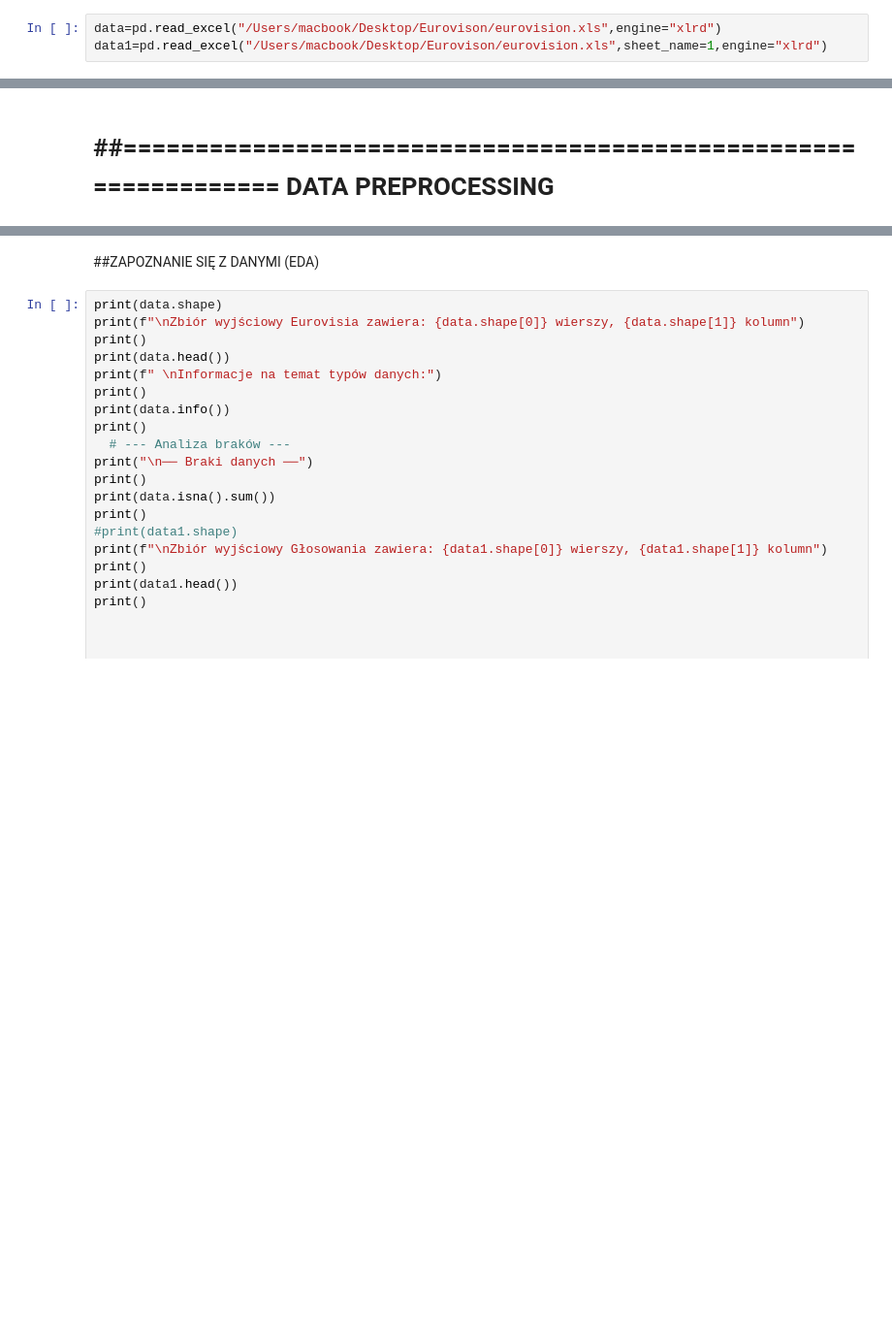
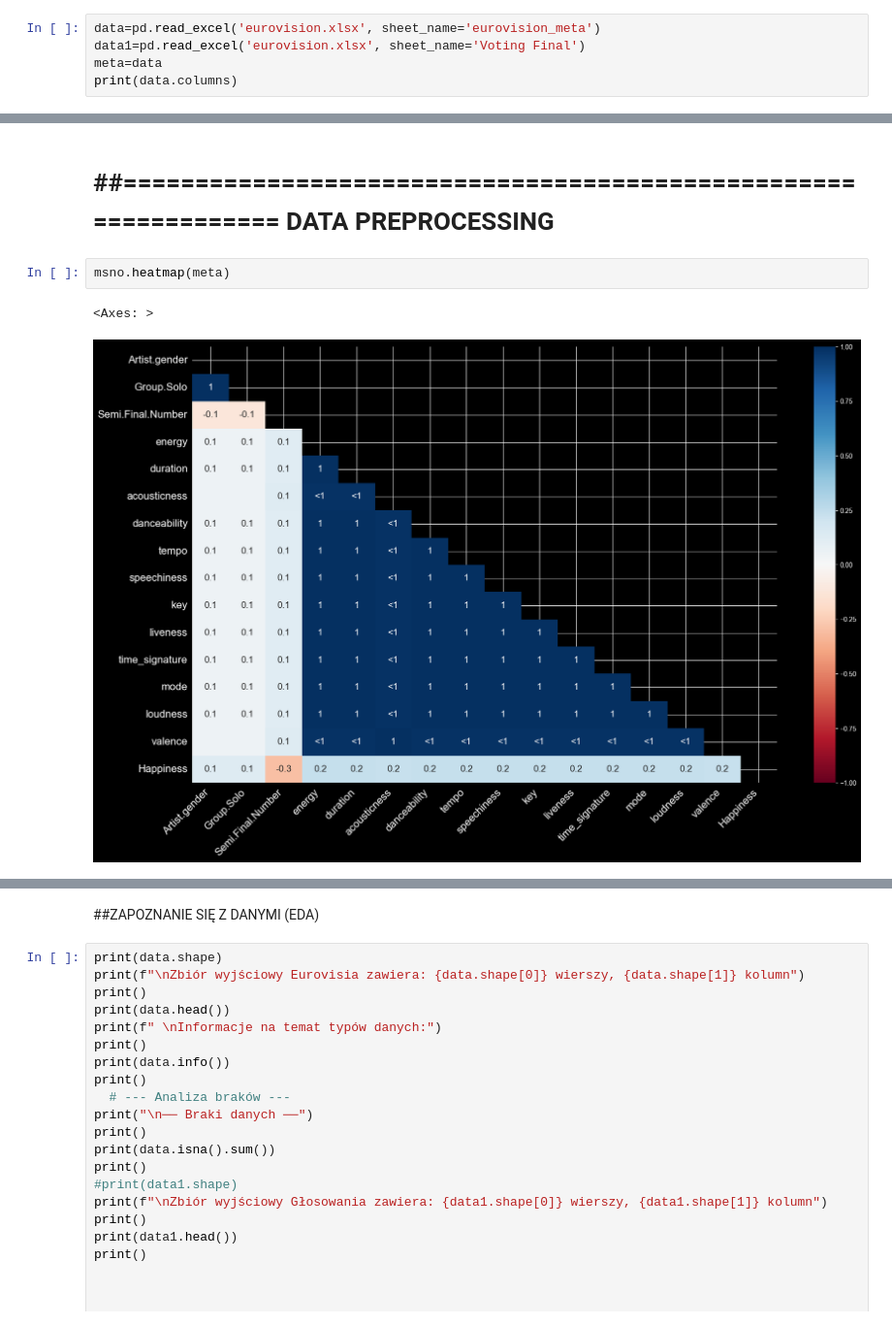
Before and after one commit to aniaaanne-coder/SAD-2026, a Jupyter notebook: SAD.ipynb, the cells around one changed output, grey strips where cells are left out. Shown: that part at 97% size. Drawn from its saved outputs; the diff is of its cells as text; blank space fills up the shorter version.

```diff
--- a/SAD.ipynb
+++ b/SAD.ipynb
@@ -17,5 +17,7 @@ warnings.filterwarnings("ignore")
 # %% [markdown]
 UPLOAD DATASET
 # %%
-data=pd.read_excel("/Users/macbook/Desktop/Eurovison/eurovision.xls",engine="xlrd")
-data1=pd.read_excel("/Users/macbook/Desktop/Eurovison/eurovision.xls",sheet_name=1,engine="xlrd")
+data=pd.read_excel('eurovision.xlsx', sheet_name='eurovision_meta')
+data1=pd.read_excel('eurovision.xlsx', sheet_name='Voting Final')
+meta=data
+print(data.columns)
@@ -23,3 +34,8 @@ data1=pd.read_excel("/Users/macbook/Desktop/Eurovison/eurovision.xls",sheet_name
 ##================================================================
 DATA PREPROCESSING
 ==================================================================
+# %%
+msno.heatmap(meta)
+# %% [output]
+<Axes: >
+[figure, added]
```
Also changed, not shown: parts of 13 cells of this notebook, 1 other file.
